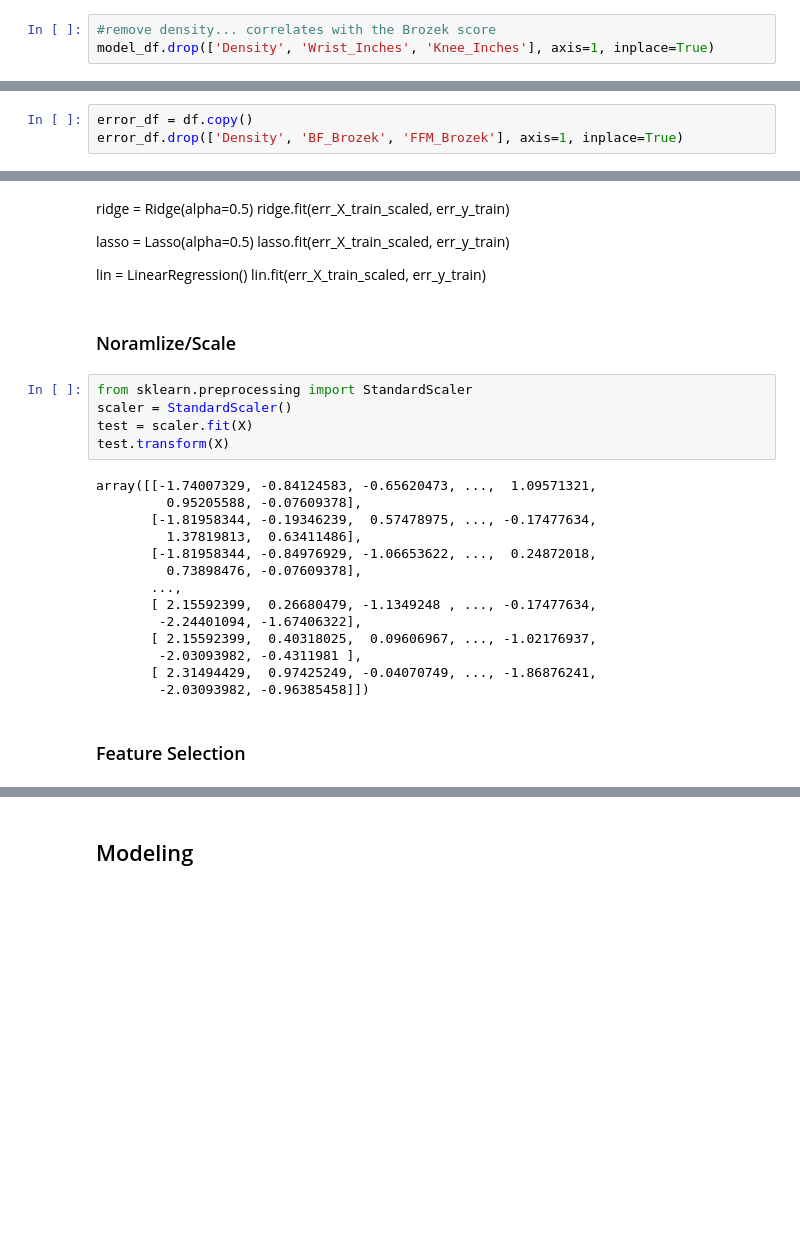
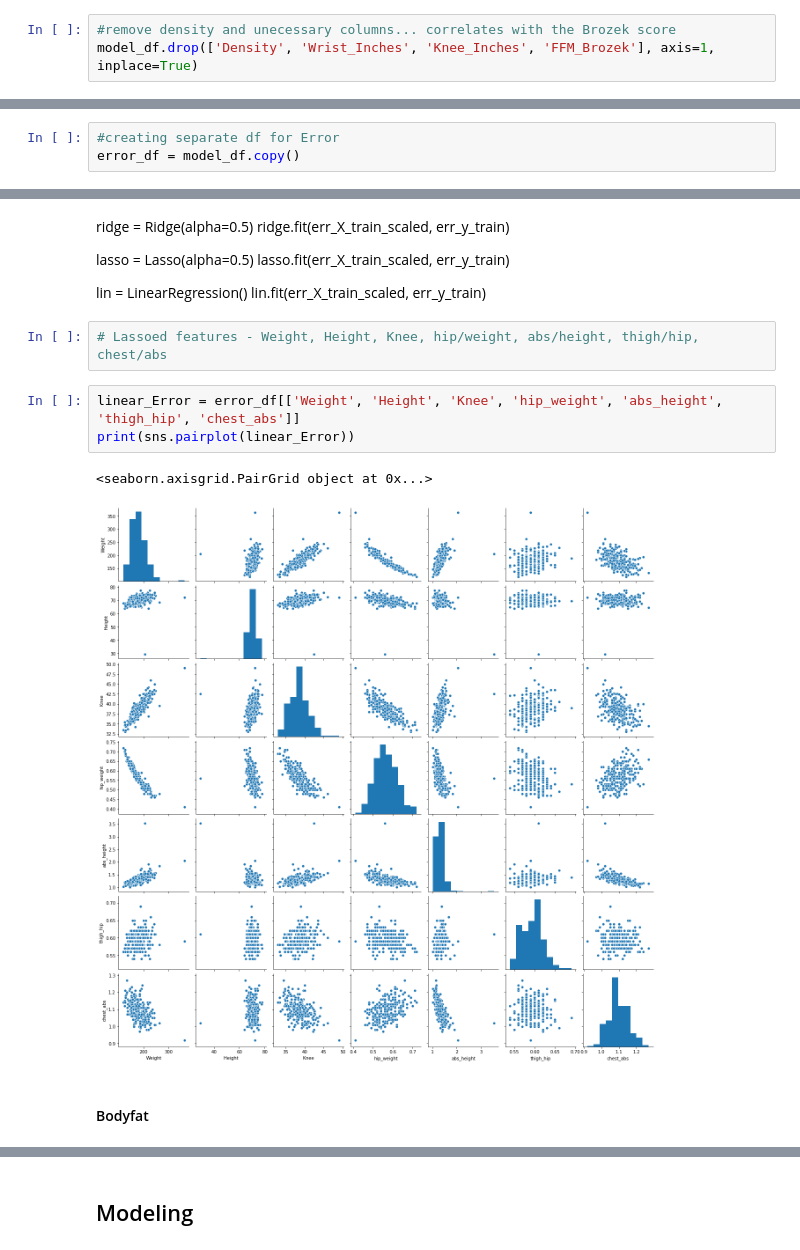
Before and after one commit to Thegreatesthumphrey/Prediction-Model-for-Total-Body-Fat-in-Adult-Men, a Jupyter notebook: Data Set Analysis.ipynb, the cells around one changed output, grey strips where cells are left out. Saved outputs shown, nothing was run; the diff lists cells and outputs as text; blank space fills up the shorter version.

```diff
--- a/Data Set Analysis.ipynb
+++ b/Data Set Analysis.ipynb
@@ -339,5 +376,5 @@ corr = abs(df.corr(method='pearson')) > 0.8
 #Create the df using to model
 model_df = df.copy()
 # %%
-#remove density... correlates with the Brozek score
-model_df.drop(['Density', 'Wrist_Inches', 'Knee_Inches'], axis=1, inplace=True)
+#remove density and unecessary columns... correlates with the Brozek score
+model_df.drop(['Density', 'Wrist_Inches', 'Knee_Inches', 'FFM_Brozek'], axis=1, inplace=True)
@@ -344,3 +383,6 @@ model_df.drop(['Density', 'Wrist_Inches', 'Knee_Inches'], axis=1, inplace=True)
+# %%
+#creating separate df for Error
+error_df = model_df.copy()
 # %%
 abs(model_df.corr(method='spearman')) > 0.80
 # %% [output]
@@ -388,3 +431,0 @@ X_train, X_test, y_train, y_test = train_test_split(X, y, random_state=1)
-# %%
-error_df = df.copy()
-error_df.drop(['Density', 'BF_Brozek', 'FFM_Brozek'], axis=1, inplace=True)
@@ -499,26 +524,13 @@ lasso.fit(err_X_train_scaled, err_y_train)
 
 lin = LinearRegression()
 lin.fit(err_X_train_scaled, err_y_train)
-# %% [markdown]
-### Noramlize/Scale
-# %%
-from sklearn.preprocessing import StandardScaler
-scaler = StandardScaler()
-test = scaler.fit(X)
-test.transform(X)
-# %% [output]
-array([[-1.74007329, -0.84124583, -0.65620473, ...,  1.09571321,
-         0.95205588, -0.07609378],
-       [-1.81958344, -0.19346239,  0.57478975, ..., -0.17477634,
-         1.37819813,  0.63411486],
-       [-1.81958344, -0.84976929, -1.06653622, ...,  0.24872018,
-         0.73898476, -0.07609378],
-       ...,
-       [ 2.15592399,  0.26680479, -1.1349248 , ..., -0.17477634,
-        -2.24401094, -1.67406322],
-       [ 2.15592399,  0.40318025,  0.09606967, ..., -1.02176937,
-        -2.03093982, -0.4311981 ],
-       [ 2.31494429,  0.97425249, -0.04070749, ..., -1.86876241,
-        -2.03093982, -0.96385458]])
-# %% [markdown]
-### Feature Selection
+# %%
+# Lassoed features - Weight, Height, Knee, hip/weight, abs/height, thigh/hip, chest/abs
+# %%
+linear_Error = error_df[['Weight', 'Height', 'Knee', 'hip_weight', 'abs_height', 'thigh_hip', 'chest_abs']]
+print(sns.pairplot(linear_Error))
+# %% [output]
+<seaborn.axisgrid.PairGrid object at 0x...>
+[figure, added]
+# %% [markdown]
+#### Bodyfat
```
Also changed, not shown: parts of 73 cells of this notebook.
